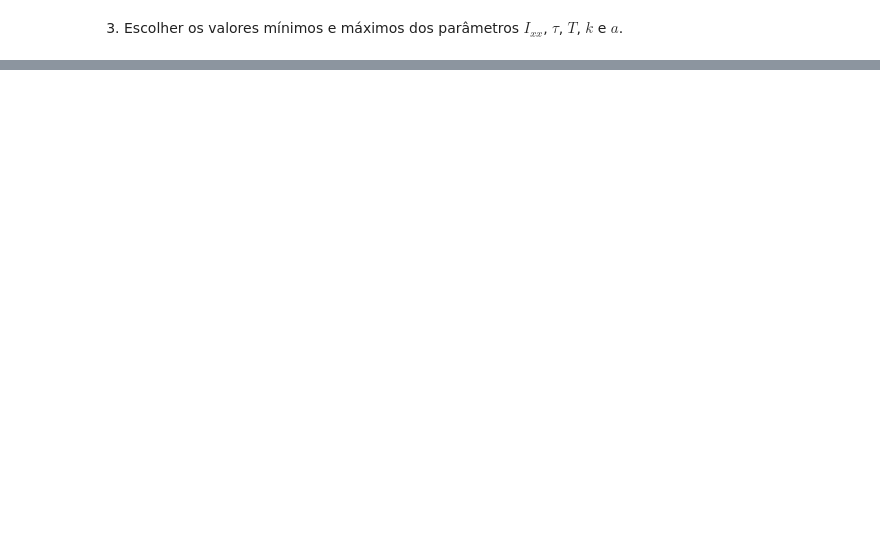
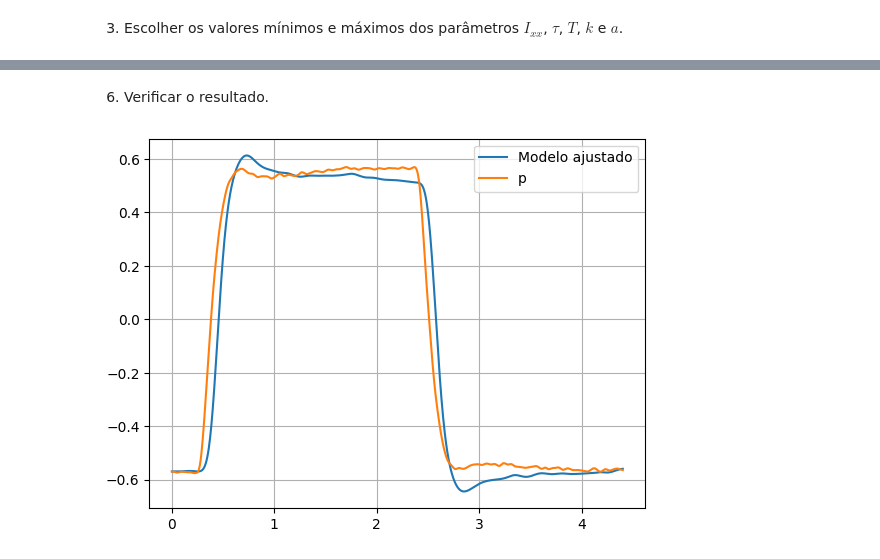
Before and after one commit to dferruzzo/mavdsk-python, a Jupyter notebook: identificação_e validação_de_sistemas.ipynb, the cells around one changed output, grey strips where cells are left out. Drawn from its saved outputs; the diff is of its cells as text; code cells hidden in the pictures; blank space fills up the shorter version.

Commit message:
Parte final do ajuste de parâmetros.

```diff
--- a/identificação_e validação_de_sistemas.ipynb
+++ b/identificação_e validação_de_sistemas.ipynb
@@ -373,6 +413,8 @@ tau_max = 0.025
 
 param_min = [Ixx_min, tau_min, T_min, k_min, a_min]
 param_max = [Ixx_max, tau_max, T_max, k_max, a_max]
+bounds = (param_min, param_max)
+
 #
 # Parâmetros iniciais
 Ixx_0 = uniform(Ixx_min, Ixx_max)
@@ -382,10 +424,3 @@ k_0 = uniform(k_min, k_max)
 a_0 = uniform(a_min, a_max)
 #
 p0 = [Ixx_0, tau_0, T_0, k_0, a_0]
-# %%
-f = lambda t, x: ode(t, x, tau_0, k_0, a_0, Ixx_0)
-x0 = np.array([0, 0])
-t0 = tempo[0]
-tf = tempo[-1]
-h = dt
-t, x =  rk4(f, x0, t0, tf, h)
@@ -391,0 +429,12 @@ t, x =  rk4(f, x0, t0, tf, h)
+# %%
+# Parâmetros para a otimização
+sigma = None
+absolute_sigma = False
+# checar se ha algum NaN ou InF nos dados
+check_finite = True
+# método de otimização (escolher um deles)
+# ‘dogbox’ : dogleg algorithm with rectangular trust regions,
+# 'trf' : Trust Region Reflective algorithm
+method = 'trf'
+# Jacobiano
+jac = None
@@ -391,0 +443,3 @@ t, x =  rk4(f, x0, t0, tf, h)
+# %%
+popt, pvoc = optimize.curve_fit(f, tempo, taxa_p, p0, sigma, absolute_sigma, check_finite, bounds, method, jac)
+perr = np.sqrt(np.diag(pvoc))
@@ -391,0 +463,16 @@ t, x =  rk4(f, x0, t0, tf, h)
+# %% [markdown]
+6. Verificar o resultado.
+# %%
+Ixx_fitted = popt[0]
+tau_fitted = popt[1]
+T_fitted = popt[2]
+k_fitted = popt[3]
+a_fitted = popt[4]
+
+plt.plot(tempo, f(tempo, Ixx_fitted, tau_fitted, T_fitted, k_fitted, a_fitted), label='Modelo ajustado')
+plt.plot(tempo, taxa_p, label='p')
+plt.legend()
+plt.grid()
+plt.show()
+# %% [output]
+[figure, added]
```
Also changed, not shown: parts of 12 cells of this notebook.
